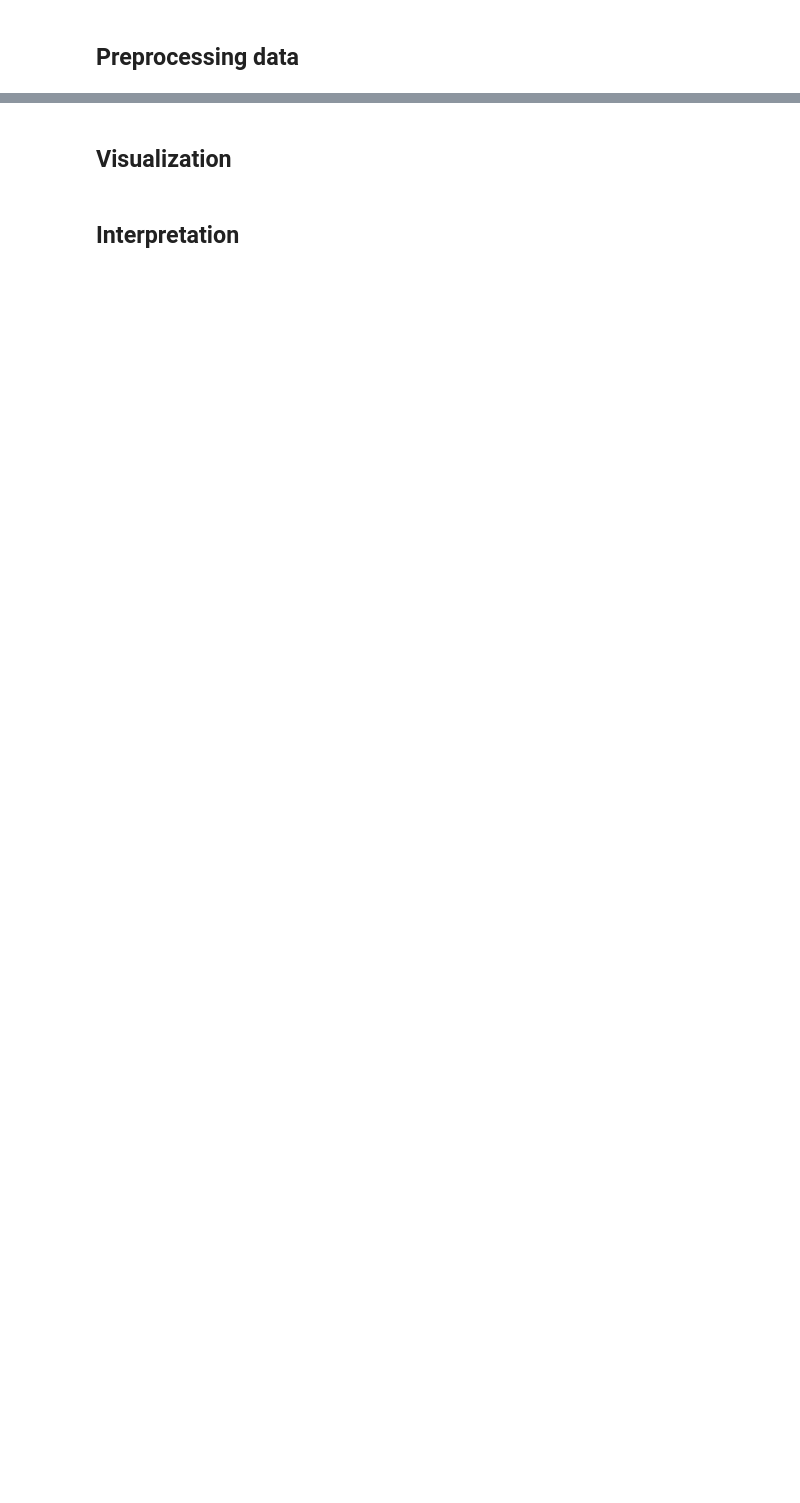
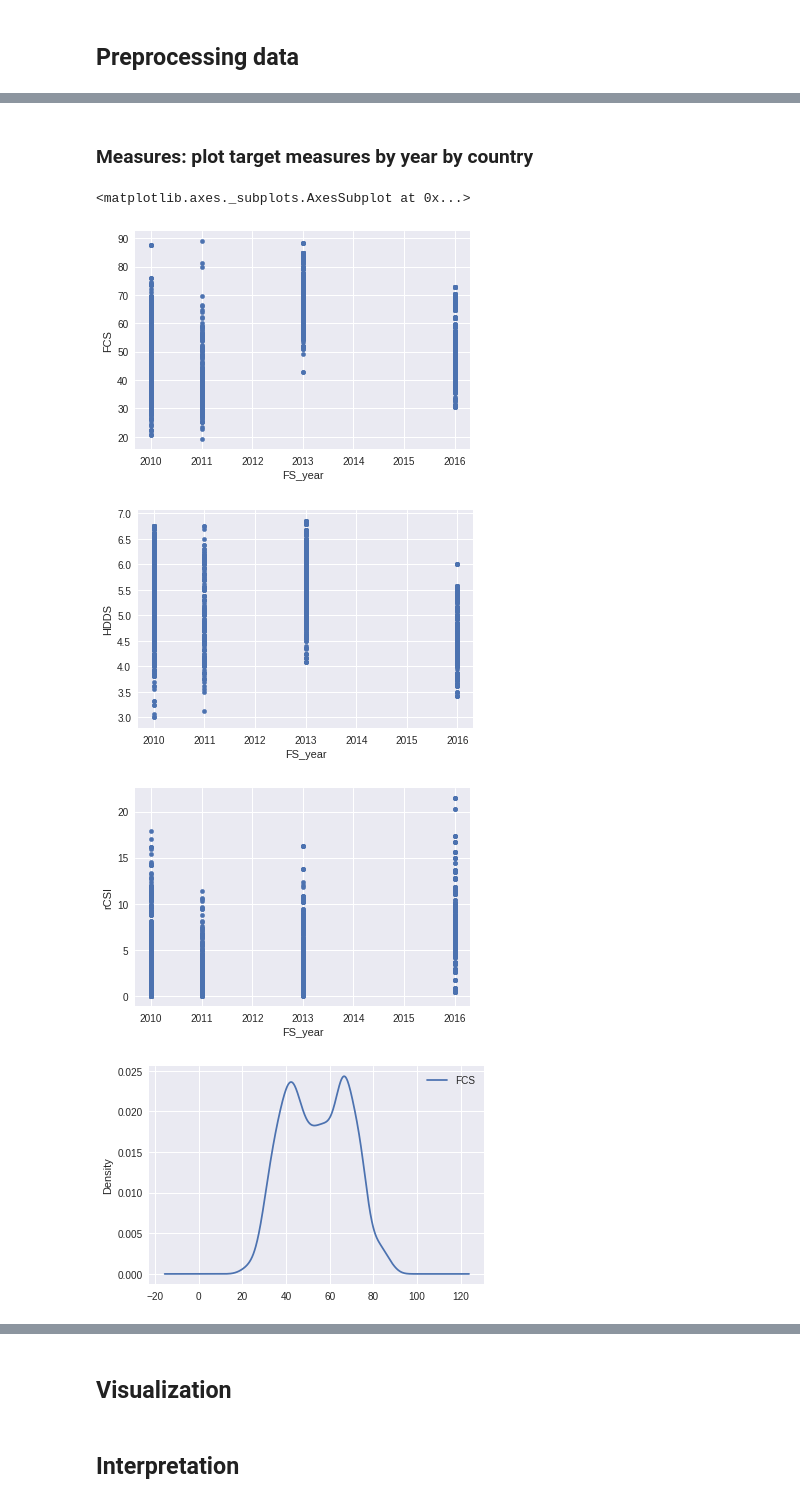
Before and after one commit to zhou100/FoodSecurityPrediction, a Jupyter notebook: PredictFS.ipynb, the cells around one changed output, grey strips where cells are left out. Cells and saved outputs as stored; diff of their text form; code cells hidden in the pictures; blank space fills up the shorter version.

```diff
--- a/PredictFS.ipynb
+++ b/PredictFS.ipynb
@@ -28,2 +48,9 @@ Mounted at /gdrive
+# %%
+mw_hh = pd.read_csv("mw_dataset_hh.csv")
+mw_clust = pd.read_csv("mw_dataset_cluster.csv")
+tz_hh = pd.read_csv("tz_dataset_hh.csv")
+tz_clust = pd.read_csv("tz_dataset_cluster.csv")
+ug_hh = pd.read_csv("ug_dataset_hh.csv")
+ug_clust = pd.read_csv("ug_dataset_cluster.csv")
 # %% [markdown]
 ## Preprocessing data
@@ -138,0 +67,19 @@ r2_en
+# %%
+mw_hh["FNID"]= mw_hh["FNID"].str.lstrip('MW2012C')
+fnid_mw_hh = pd.get_dummies(mw_hh["FNID"],prefix='MW', drop_first=True)
+mw_hh = pd.concat([mw_hh, fnid_mw_hh], axis=1)
+
+mw_clust["FNID"]= mw_clust["FNID"].str.lstrip('MW2012C')
+fnid_mw_clust = pd.get_dummies(mw_clust["FNID"],prefix='MW', drop_first=True)
+mw_clust = pd.concat([mw_clust, fnid_mw_clust], axis=1)
+
+
+
+gender_mw_hh = pd.get_dummies(mw_hh["head_gender"],prefix='gender', drop_first=True)
+mw_hh = pd.concat([mw_hh, gender_mw_hh], axis=1)
+
+edu_mw_hh = pd.get_dummies(mw_hh["head_edlevel"],prefix='edu', drop_first=True)
+mw_hh = pd.concat([mw_hh, edu_mw_hh], axis=1)
+
+
+mw_hh = mw_hh.drop(["head_gender","head_edlevel"],axis =1)
@@ -138,0 +137,16 @@ r2_en
+# %% [markdown]
+### Measures:  plot target measures by year by country
+# %%
+mw_clust.plot.scatter(x='FS_year', y='FCS')
+mw_clust.plot.scatter(x='FS_year', y='HDDS')
+mw_clust.plot.scatter(x='FS_year', y='rCSI')
+
+mw_clust.plot.density(y='FCS')
+mw_clust.plot.density(y='HDDS')
+mw_clust.plot.density(y='rCSI')
+# %% [output]
+<matplotlib.axes._subplots.AxesSubplot at 0x...>
+[figure, added]
+[figure, added]
+[figure, added]
+[figure, added]
```
Also changed, not shown: parts of 66 cells of this notebook.
